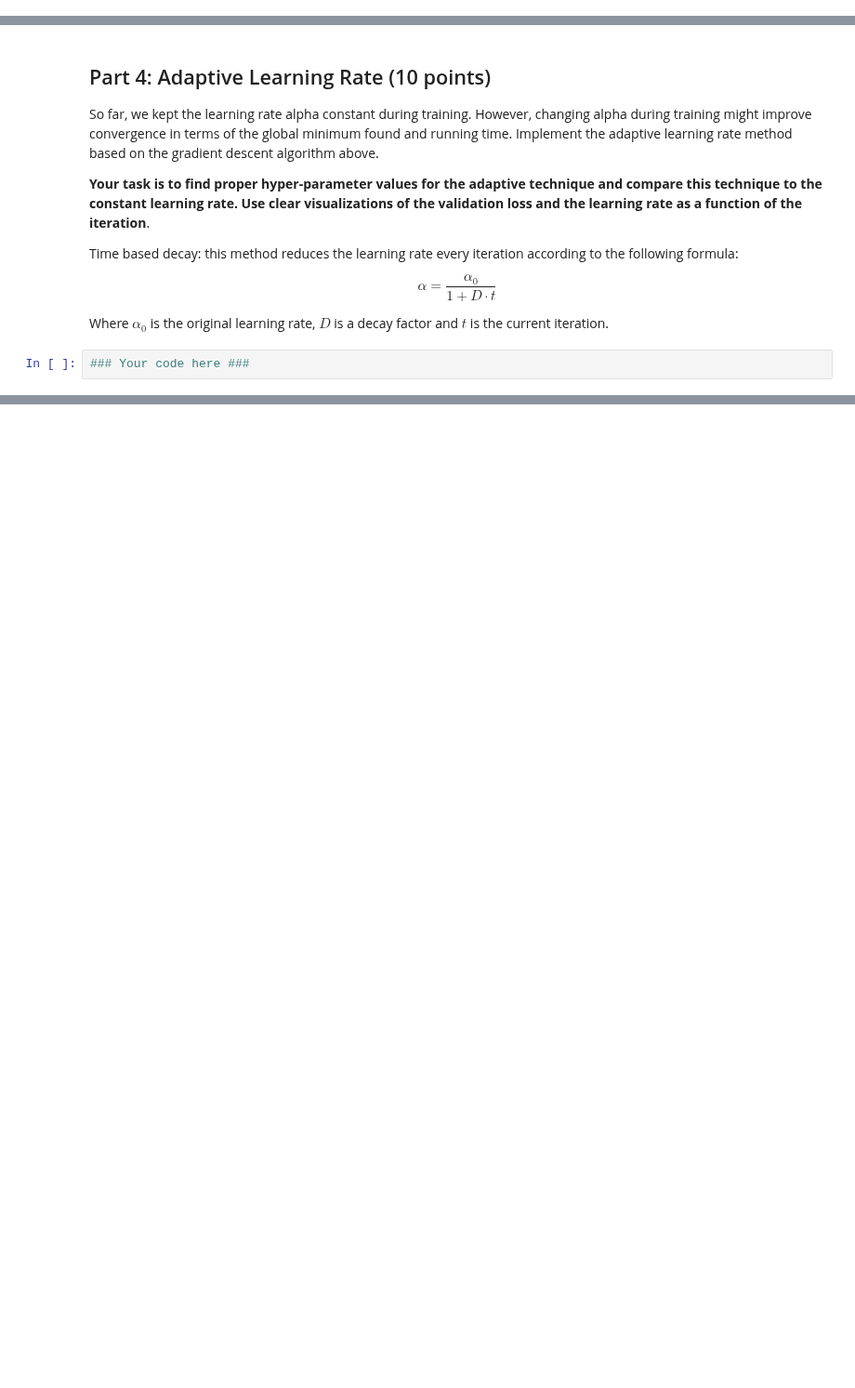
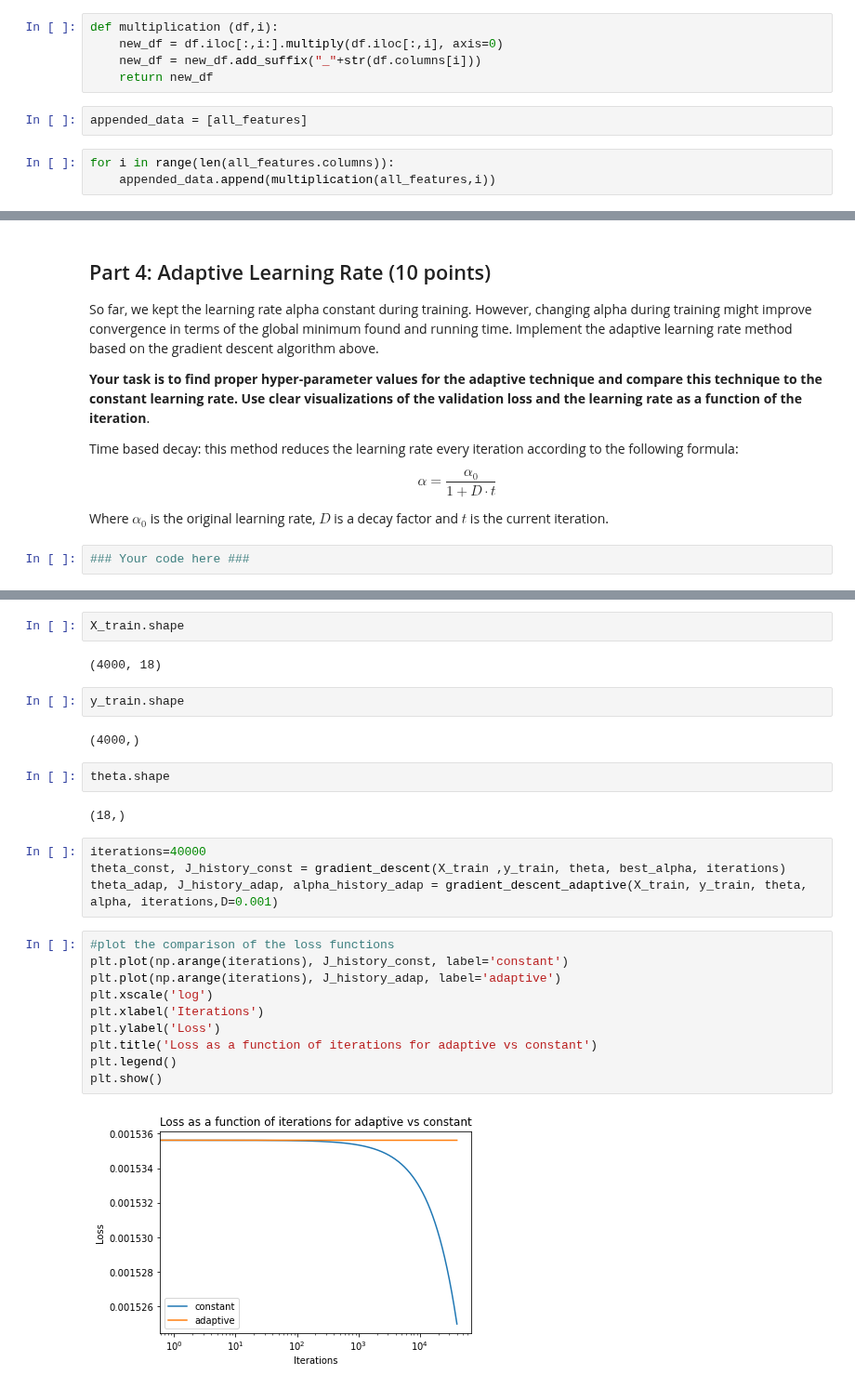
Before and after one commit to Oren-Ben/IDC, a Jupyter notebook: machine_learning/hw1/hw1_204079453_205714447.ipynb, the cells around one changed output, grey strips where cells are left out. Shown at 93% size. Drawn from its saved outputs; the diff is of its cells as text; blank space fills up the shorter version.

```diff
--- a/machine_learning/hw1/hw1_204079453_205714447.ipynb
+++ b/machine_learning/hw1/hw1_204079453_205714447.ipynb
@@ -588,0 +669,10 @@ all_features.head(5)
+# %%
+def multiplication (df,i):
+    new_df = df.iloc[:,i:].multiply(df.iloc[:,i], axis=0)
+    new_df = new_df.add_suffix("_"+str(df.columns[i]))
+    return new_df
+# %%
+appended_data = [all_features]
+# %%
+for i in range(len(all_features.columns)):
+    appended_data.append(multiplication(all_features,i))
@@ -606,0 +826,28 @@ Where $\alpha_0$ is the original learning rate, $D$ is a decay factor and $t$ is
+# %%
+X_train.shape
+# %% [output]
+(4000, 18)
+# %%
+y_train.shape
+# %% [output]
+(4000,)
+# %%
+theta.shape
+# %% [output]
+(18,)
+# %%
+iterations=40000
+theta_const, J_history_const = gradient_descent(X_train ,y_train, theta, best_alpha, iterations)
+theta_adap, J_history_adap, alpha_history_adap = gradient_descent_adaptive(X_train, y_train, theta, alpha, iterations,D=0.001)
+# %%
+#plot the comparison of the loss functions
+plt.plot(np.arange(iterations), J_history_const, label='constant')
+plt.plot(np.arange(iterations), J_history_adap, label='adaptive')
+plt.xscale('log')
+plt.xlabel('Iterations')
+plt.ylabel('Loss')
+plt.title('Loss as a function of iterations for adaptive vs constant')
+plt.legend()
+plt.show()
+# %% [output]
+[figure, added]
```
Also changed, not shown: parts of 50 cells of this notebook.
